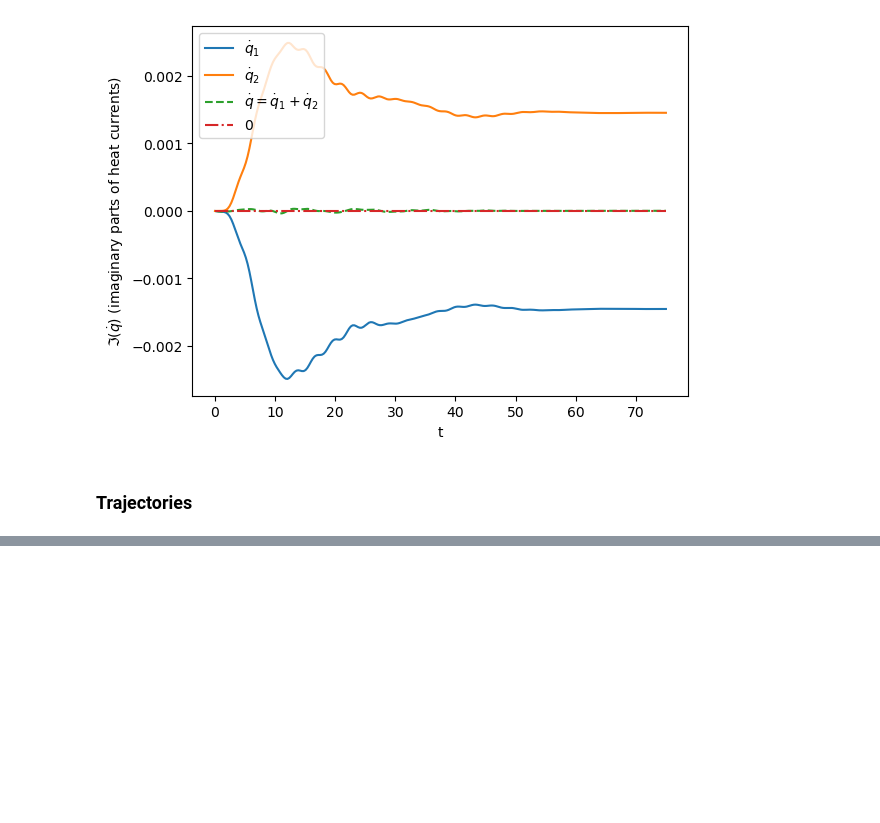
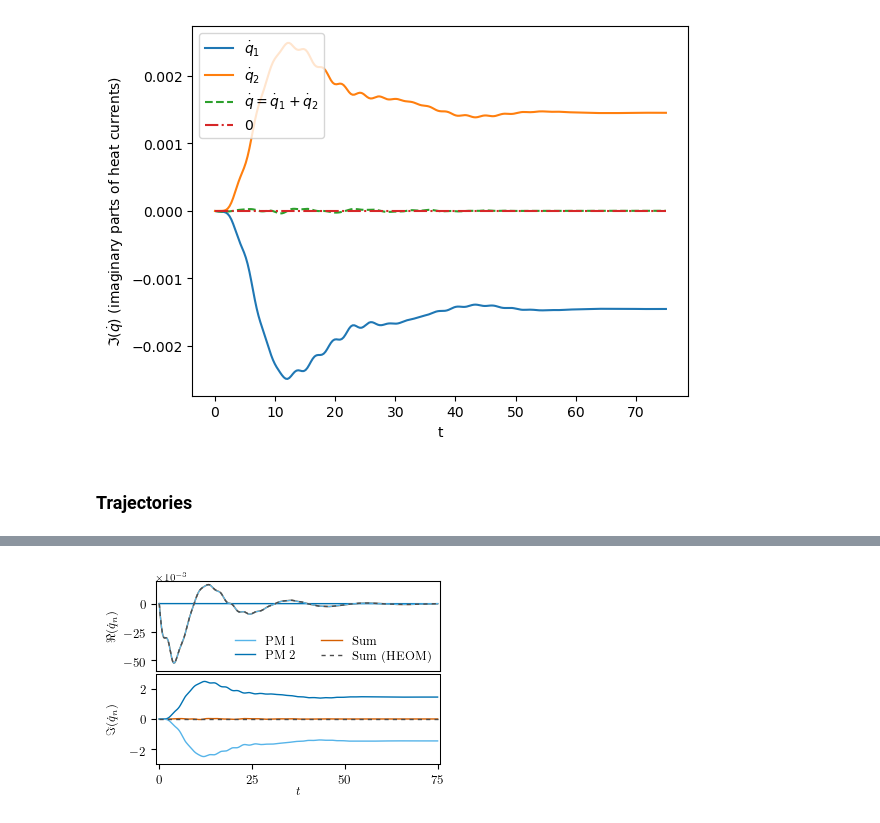
Before and after one commit to pmenczel/Pseudomode-Examples, a Jupyter notebook: example1.ipynb, the cells around one changed output, grey strips where cells are left out. Saved outputs shown, nothing was run; the diff lists cells and outputs as text; code cells hidden in the pictures; blank space fills up the shorter version.

```diff
--- a/example1.ipynb
+++ b/example1.ipynb
@@ -132,0 +160,41 @@ plt.show()
+# %%
+fig, axes = plt.subplots(nrows=2, ncols=1)
+
+axes[0].plot(example1.TLIST, np.real(mesol.expect[1]), color=SKY_BLUE, zorder=3, label=r'PM 1')
+axes[0].plot(example1.TLIST, np.real(mesol.expect[2]), color=BLUE, zorder=2, label=r'PM 2')
+axes[0].plot(example1.TLIST, np.real(mesol.expect[1]) + np.real(mesol.expect[2]), color=VERMILLION, zorder=1, label=r'Sum')
+axes[0].plot(example1.TLIST, np.real(heomsol.expect[1]), '--', color=GRAY, zorder=4, label=r'Sum (HEOM)')
+
+axes[0].set_xlim((-.75, 75.75))
+axes[0].set_xlabel(None)
+axes[0].set_xticks([])
+
+axes[0].set_ylim((-0.06, 0.02))
+axes[0].set_ylabel(r'$\Re(\dot q_n)$')
+axes[0].set_yticks([-0.05, -0.025, 0], labels=[r'$-50$', r'$-25$', r'$0$'])
+
+axes[0].legend(loc='lower right', ncols=2)
+
+top_axis = axes[0].twiny()
+top_axis.set_xlabel(r'\scriptsize $\times 10^{-3}$', labelpad=1, loc='left')
+top_axis.set_xticks([])
+
+axes[1].plot(example1.TLIST, np.imag(mesol.expect[1]), color=SKY_BLUE, zorder=3, label=r'PM 1')
+axes[1].plot(example1.TLIST, np.imag(mesol.expect[2]), color=BLUE, zorder=2, label=r'PM 2')
+axes[1].plot(example1.TLIST, np.imag(mesol.expect[1]) + np.imag(mesol.expect[2]), color=VERMILLION, zorder=1, label=r'Sum')
+axes[1].plot(example1.TLIST, np.zeros_like(example1.TLIST), '--', color=GRAY, zorder=4, label=r'Sum (HEOM)')
+
+axes[1].set_xlim((-.75, 75.75))
+axes[1].set_xlabel(r'$t$', labelpad=0)
+axes[1].set_xticks([0, 25, 50, 75], labels=[r'$0$', r'$25$', r'$50$', r'$75$'])
+
+axes[1].set_ylim((-0.003, 0.003))
+axes[1].set_ylabel(r'$\Im(\dot q_n)$')
+axes[1].set_yticks([-0.002, 0, 0.002], labels=[r'$-2$', r'$0$', r'$2$'])
+
+fig.align_ylabels()
+
+plt.savefig('../ex1_heat_currents.pdf')
+plt.show()
+# %% [output]
+[figure, added]
```
Also changed, not shown: parts of 20 cells of this notebook, 2 other files.
